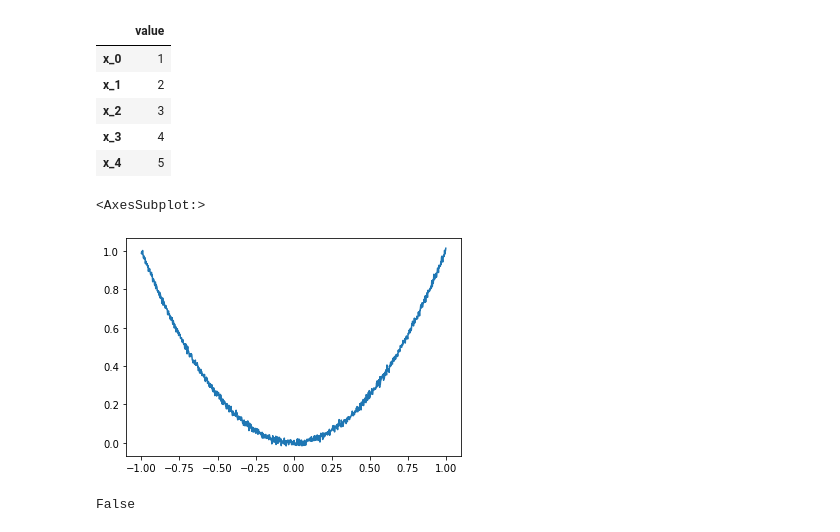
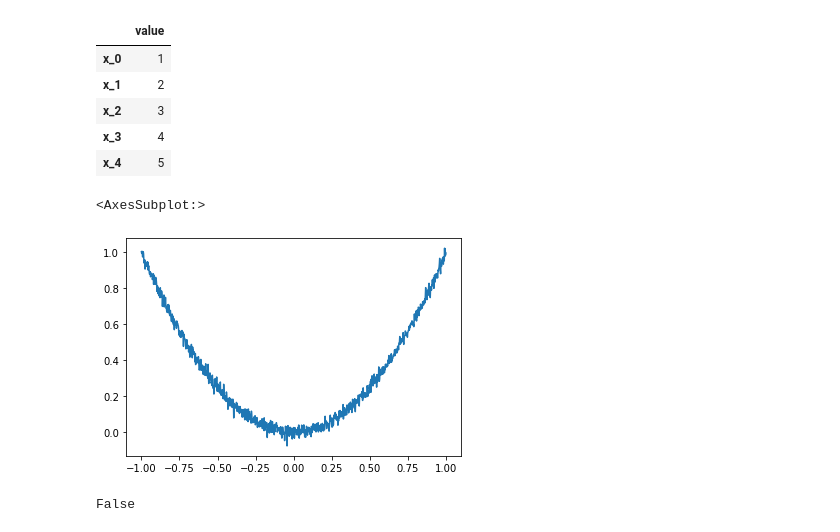
Before and after one commit to OpenSourceEconomics/tranquilo, a Jupyter notebook: docs/source/explanations/optimization/why_optimization_is_hard.ipynb, the cells around one changed output. Saved outputs shown, nothing was run; the diff lists cells and outputs as text; code cells hidden in the pictures.

Commit message:
Use local random number generators (#364)

```diff
--- a/docs/source/explanations/optimization/why_optimization_is_hard.ipynb
+++ b/docs/source/explanations/optimization/why_optimization_is_hard.ipynb
@@ -61,4 +61,6 @@ Derivative based methods do not try to evaluate the criterion function everywher
 ## How derivative based methods can fail
 
 To see how derivative based methods can fail, we use simple modifications of the sphere function.
+# %%
+rng = np.random.default_rng(seed=0)
 # %%
@@ -82,10 +84,10 @@ start_params
 # %%
 grid = np.linspace(-1, 1, 1000)
 sns.lineplot(
     x=grid,
-    y=(grid**2) + np.random.normal(scale=0.01, size=len(grid)),
+    y=(grid**2) + rng.normal(scale=0.02, size=len(grid)),
 )
 # %% [output]
 <AxesSubplot:>
-[figure, old version]
+[figure, new version]
 # %%
```
Also changed, not shown: parts of 3 cells of this notebook, 41 other files.
